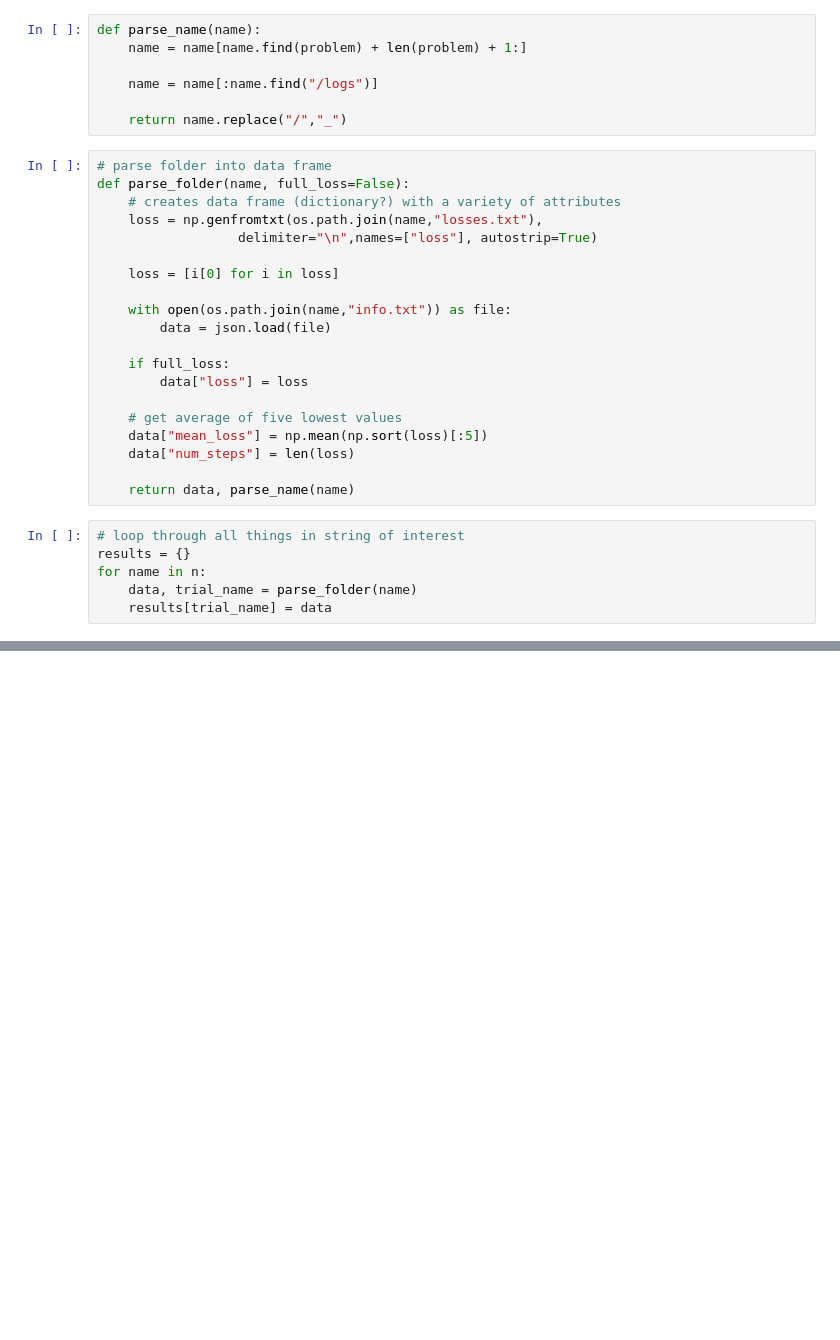
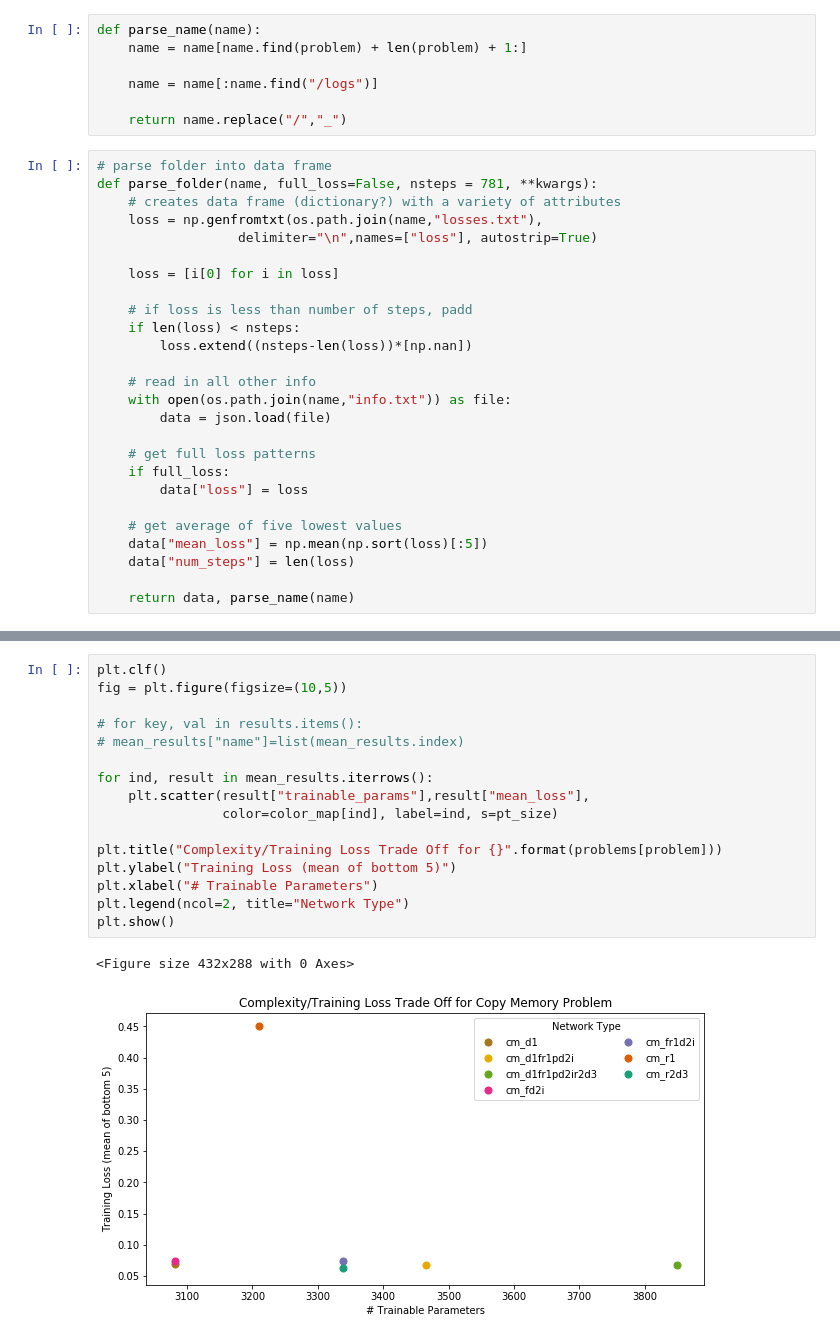
Before and after one commit to heidimhurst/oxdiss, a Jupyter notebook: processing/Processing (plots).ipynb, the cells around one changed output, grey strips where cells are left out. Drawn from its saved outputs; the diff is of its cells as text; blank space fills up the shorter version.

Commit message:
data viz processing to make it purdy

```diff
--- a/processing/Processing (plots).ipynb
+++ b/processing/Processing (plots).ipynb
@@ -36,16 +44,22 @@ def parse_name(name):
     return name.replace("/","_")
 # %%
 # parse folder into data frame
-def parse_folder(name, full_loss=False):
+def parse_folder(name, full_loss=False, nsteps = 781, **kwargs):
     # creates data frame (dictionary?) with a variety of attributes
     loss = np.genfromtxt(os.path.join(name,"losses.txt"),
                   delimiter="\n",names=["loss"], autostrip=True)
 
     loss = [i[0] for i in loss]
 
+    # if loss is less than number of steps, padd
+    if len(loss) < nsteps:
+        loss.extend((nsteps-len(loss))*[np.nan])
+
+    # read in all other info
     with open(os.path.join(name,"info.txt")) as file:
         data = json.load(file)
 
+    # get full loss patterns
     if full_loss:
         data["loss"] = loss
 
@@ -54,9 +68,3 @@ def parse_folder(name, full_loss=False):
     data["num_steps"] = len(loss)
 
     return data, parse_name(name)
-# %%
-# loop through all things in string of interest
-results = {}
-for name in n:
-    data, trial_name = parse_folder(name)
-    results[trial_name] = data
@@ -80,0 +165,19 @@ r.groupby("name").mean()
+# %%
+plt.clf()
+fig = plt.figure(figsize=(10,5))
+
+# for key, val in results.items():
+# mean_results["name"]=list(mean_results.index)
+
+for ind, result in mean_results.iterrows():
+    plt.scatter(result["trainable_params"],result["mean_loss"],
+                color=color_map[ind], label=ind, s=pt_size)
+
+plt.title("Complexity/Training Loss Trade Off for {}".format(problems[problem]))
+plt.ylabel("Training Loss (mean of bottom 5)")
+plt.xlabel("# Trainable Parameters")
+plt.legend(ncol=2, title="Network Type")
+plt.show()
+# %% [output]
+<Figure size 432x288 with 0 Axes>
+[figure, added]
```
Also changed, not shown: parts of 28 cells of this notebook, 1 other file.
